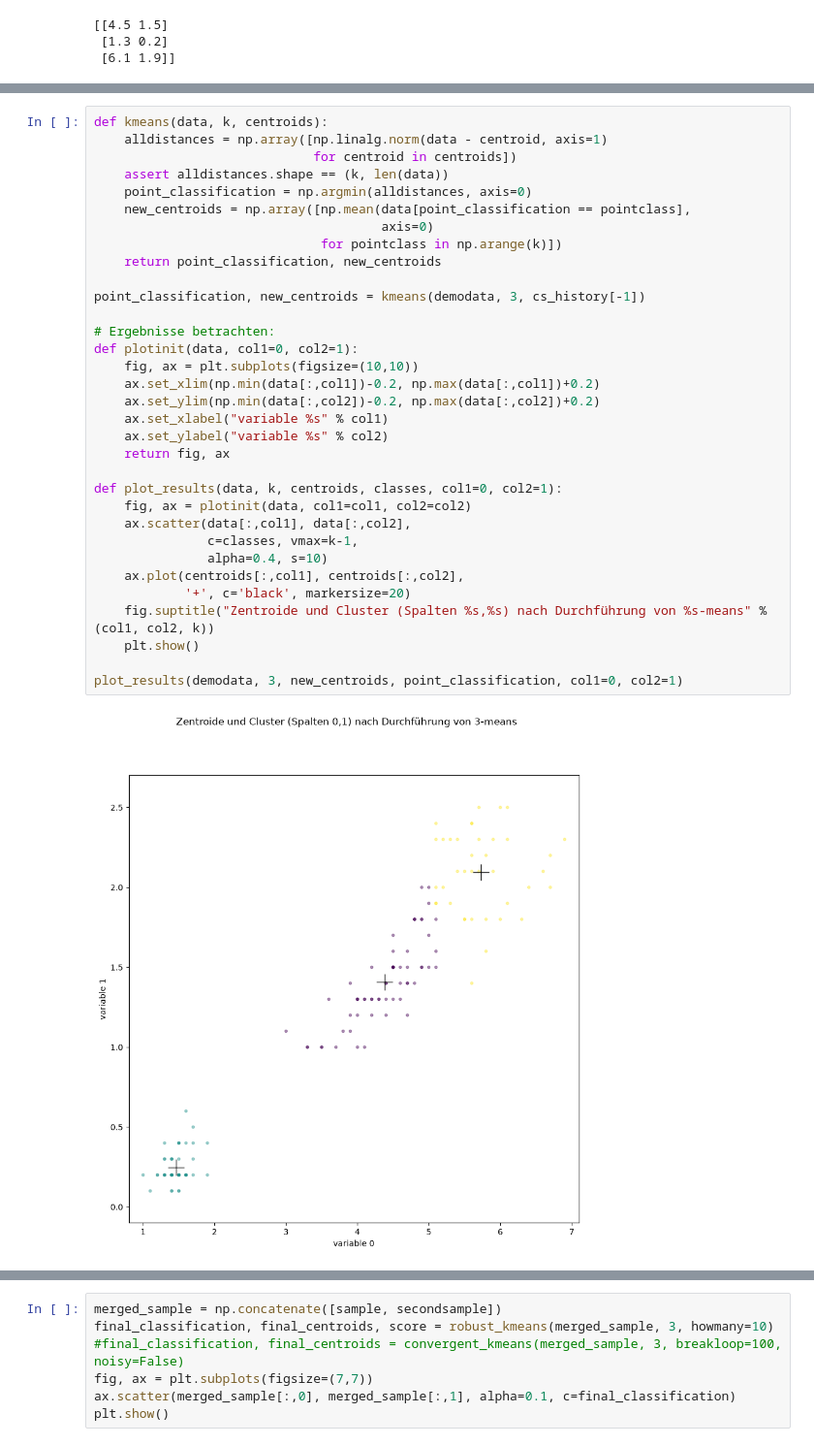
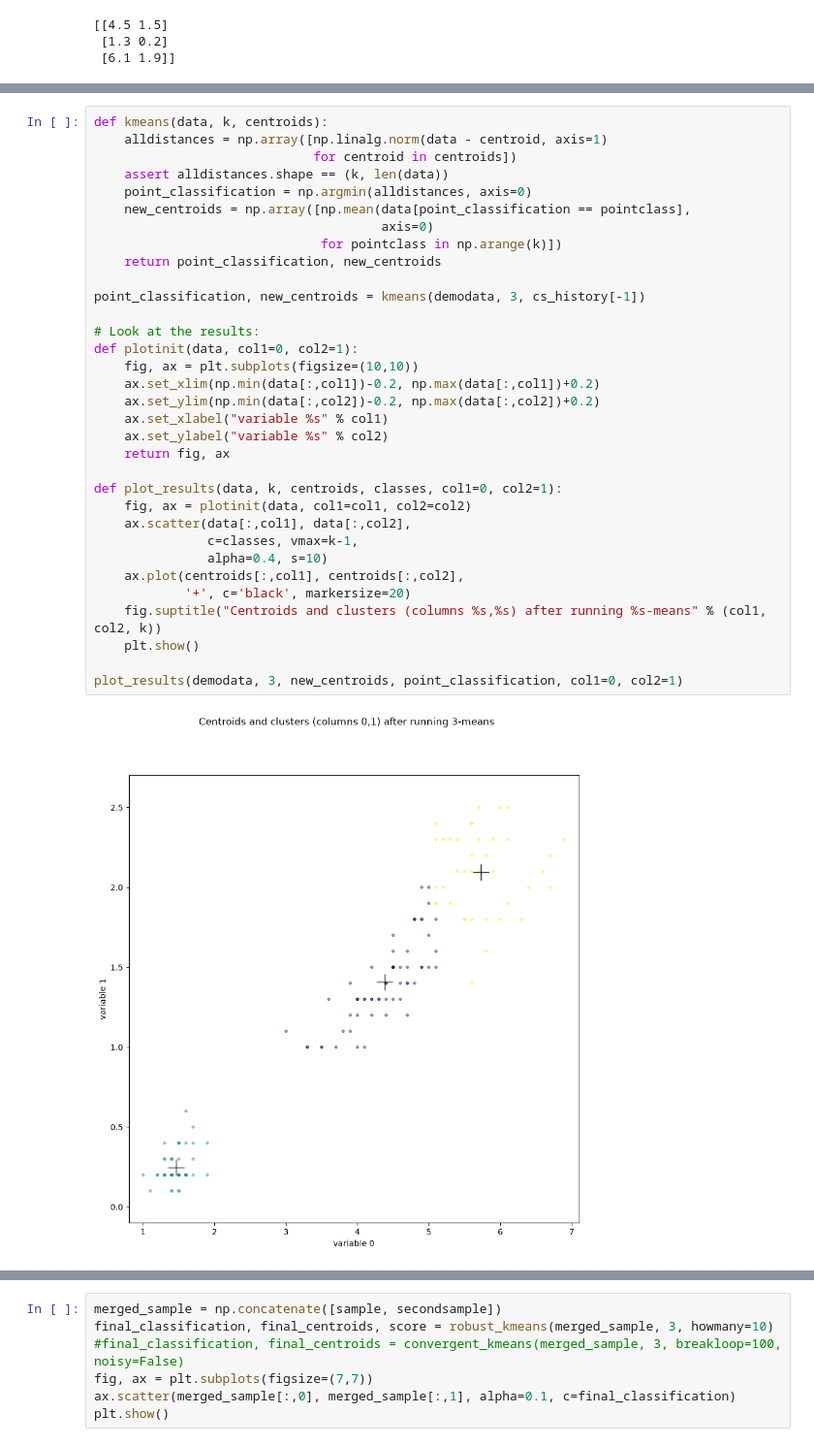
Before and after one commit to konradvoelkel/ds-en, a Jupyter notebook: kmeans.ipynb, the cells around one changed output, grey strips where cells are left out. Shown at 97% size. Saved outputs shown, nothing was run; the diff lists cells and outputs as text.

```diff
--- a/kmeans.ipynb
+++ b/kmeans.ipynb
@@ -186,34 +184,34 @@ def kmeans(data, k, centroids):
     alldistances = np.array([np.linalg.norm(data - centroid, axis=1)
                              for centroid in centroids])
     assert alldistances.shape == (k, len(data))
     point_classification = np.argmin(alldistances, axis=0)
     new_centroids = np.array([np.mean(data[point_classification == pointclass],
                                       axis=0)
                               for pointclass in np.arange(k)])
     return point_classification, new_centroids
 
 point_classification, new_centroids = kmeans(demodata, 3, cs_history[-1])
 
-# Ergebnisse betrachten:
+# Look at the results:
 def plotinit(data, col1=0, col2=1):
     fig, ax = plt.subplots(figsize=(10,10))
     ax.set_xlim(np.min(data[:,col1])-0.2, np.max(data[:,col1])+0.2)
     ax.set_ylim(np.min(data[:,col2])-0.2, np.max(data[:,col2])+0.2)
     ax.set_xlabel("variable %s" % col1)
     ax.set_ylabel("variable %s" % col2)
     return fig, ax
 
 def plot_results(data, k, centroids, classes, col1=0, col2=1):
     fig, ax = plotinit(data, col1=col1, col2=col2)
     ax.scatter(data[:,col1], data[:,col2],
                c=classes, vmax=k-1,
                alpha=0.4, s=10)
     ax.plot(centroids[:,col1], centroids[:,col2],
             '+', c='black', markersize=20)
-    fig.suptitle("Zentroide und Cluster (Spalten %s,%s) nach Durchführung von %s-means" % (col1, col2, k))
+    fig.suptitle("Centroids and clusters (columns %s,%s) after running %s-means" % (col1, col2, k))
     plt.show()
 
 plot_results(demodata, 3, new_centroids, point_classification, col1=0, col2=1)
 # %% [output]
-[figure, old version]
+[figure, new version]
 # %%
```
Also changed, not shown: parts of 46 cells of this notebook, 11 other files.
